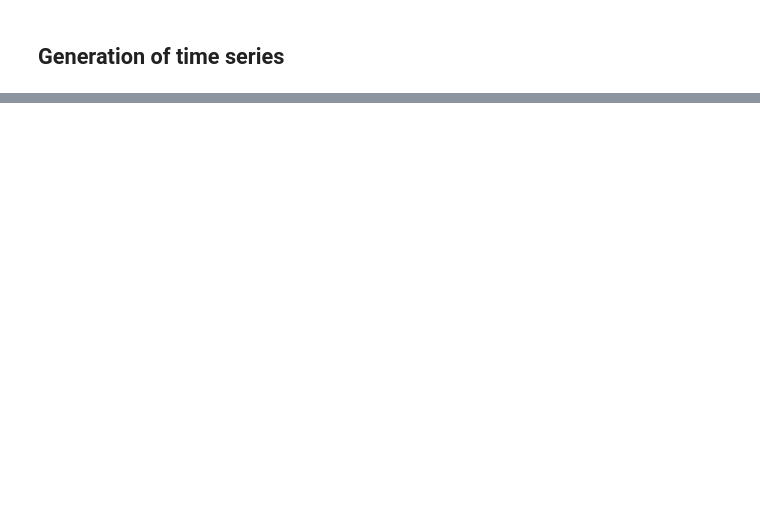
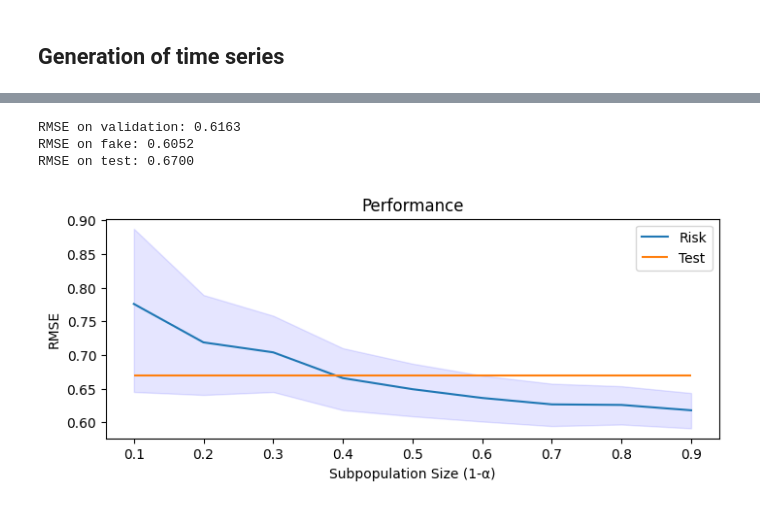
Before and after one commit to airi-industrial-ai/ec23-tutorial, a Jupyter notebook: notebooks/tutorial_part2.ipynb, the cells around one changed output, grey strips where cells are left out. Saved outputs shown, nothing was run; the diff lists cells and outputs as text; code cells hidden in the pictures; blank space fills up the shorter version.

```diff
--- a/notebooks/tutorial_part2.ipynb
+++ b/notebooks/tutorial_part2.ipynb
@@ -61,0 +227,3 @@ from ectutorial.gen_models import TCNGANModule
+# %%
+data = get_ett_dataset(with_features=True)
+data.head()
@@ -61,0 +280,48 @@ from ectutorial.gen_models import TCNGANModule
+# %%
+from sklearn.linear_model import LinearRegression
+
+lr = LinearRegression()
+
+lr.fit(X_train, y_train)
+
+preds_val = lr.predict(X_val)
+preds_test = lr.predict(X_test)
+preds_fake = lr.predict(X_fake)
+
+err_val = (y_val - preds_val) ** 2
+err_test = (y_test - preds_test) ** 2
+err_fake = (y_fake - preds_fake) ** 2
+
+print(f'RMSE on validation: {np.sqrt(err_val.mean()):.4f}')
+print(f'RMSE on fake: {np.sqrt(err_fake.mean()):.4f}')
+print(f'RMSE on test: {np.sqrt(err_test.mean()):.4f}')
+# %% [output]
+RMSE on validation: 0.6163
+RMSE on fake: 0.6052
+RMSE on test: 0.6700
+# %%
+def plot_risk(mn_log, lb_log, ub_log, err_test):
+    plt.figure(figsize=(7, 3), layout='constrained')
+    plt.plot(1 - np.arange(1, 10) / 10, [np.sqrt(i) for i in mn_log], label='Risk')
+    plt.fill_between(
+        1-np.arange(1, 10) / 10,
+        [np.sqrt(i) for i in lb_log],
+        [np.sqrt(i) for i in ub_log],
+        color='b',
+    alpha=.1
+    )
+    plt.hlines([np.sqrt(err_test.mean())], xmin=0.1, xmax=0.9, color="C1", label='Test')
+
+    plt.xlabel('Subpopulation Size (1-α)')
+    plt.ylabel("RMSE")
+    plt.title("Performance")
+    plt.legend()
+    plt.show()
+# %%
+immutable = ['hour', 'mnth', 'dow', 'dom']
+mutable = ['MUFL', 'HUFL', 'HULL', 'OT-1', 'MULL', 'LULL', 'LUFL']
+
+mn_log, lb_log, ub_log = calculate_worst_case_risk(err_val, X_val, immutable, mutable)
+plot_risk(mn_log, lb_log, ub_log, err_test)
+# %% [output]
+[figure, added]
```
Also changed, not shown: parts of 32 cells of this notebook.
